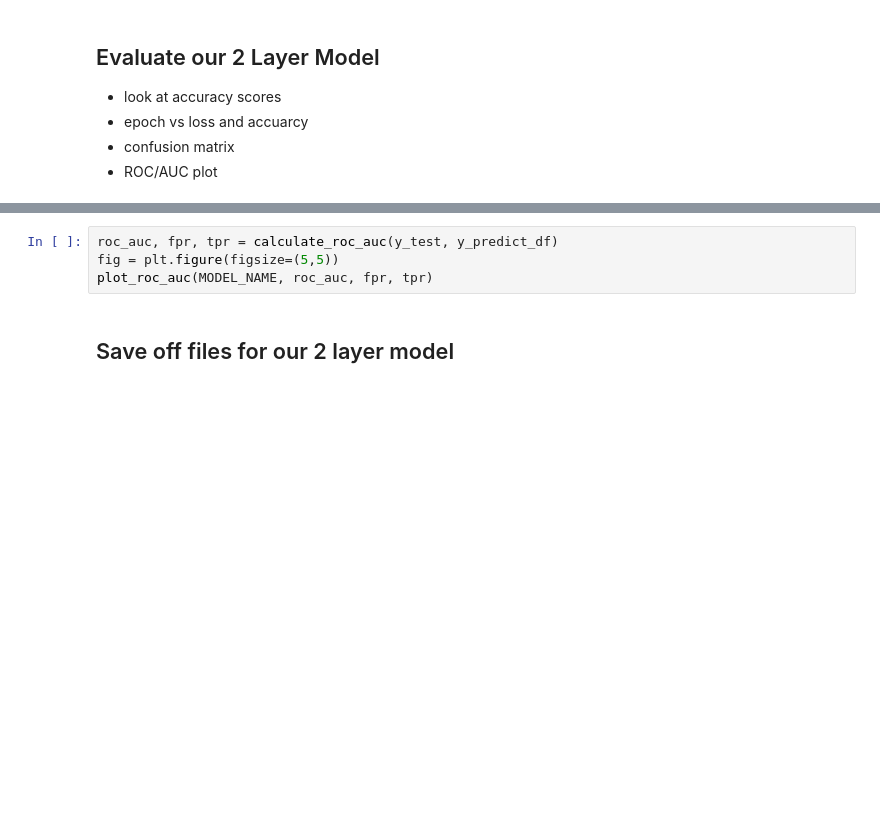
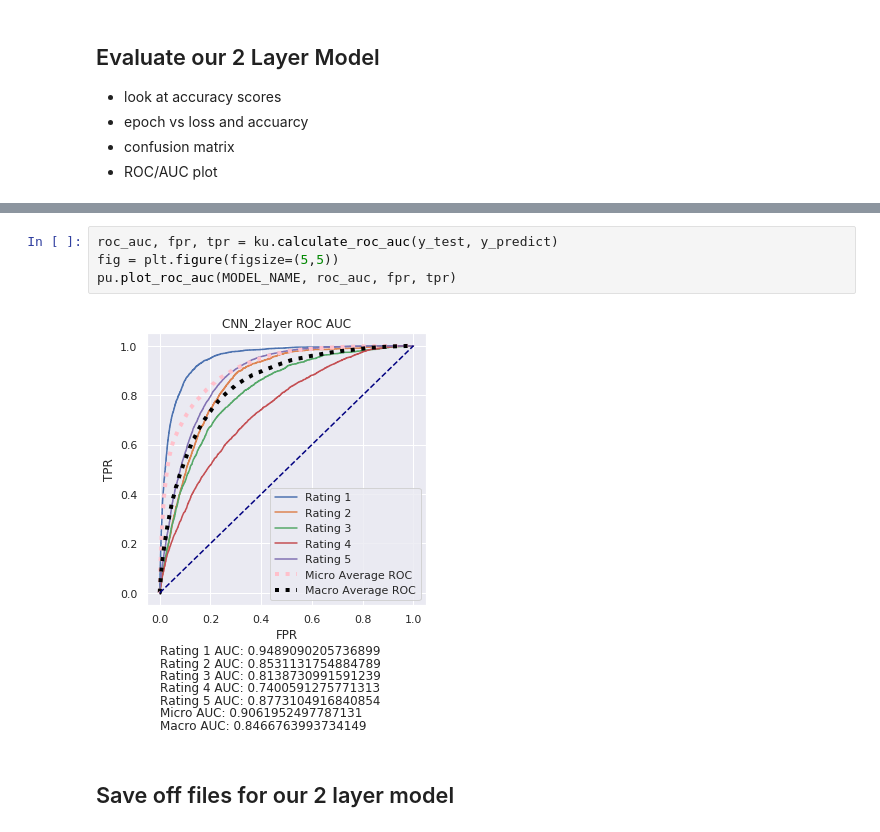
Before and after one commit to sv650s/sb-capstone, a Jupyter notebook: 2019_07_23_CNN_Multi_layer_prototype.ipynb, the cells around one changed output, grey strips where cells are left out. Drawn from its saved outputs; the diff is of its cells as text; blank space fills up the shorter version.

```diff
--- a/2019_07_23_CNN_Multi_layer_prototype.ipynb
+++ b/2019_07_23_CNN_Multi_layer_prototype.ipynb
@@ -239,7 +253,9 @@ print(classification_report(y_test_unencoded, y_predict_unencoded))
 # %%
-roc_auc, fpr, tpr = calculate_roc_auc(y_test, y_predict_df)
+roc_auc, fpr, tpr = ku.calculate_roc_auc(y_test, y_predict)
 fig = plt.figure(figsize=(5,5))
-plot_roc_auc(MODEL_NAME, roc_auc, fpr, tpr)
+pu.plot_roc_auc(MODEL_NAME, roc_auc, fpr, tpr)
+# %% [output]
+[figure, added]
 # %% [markdown]
 ## Save off files for our 2 layer model
 # %%
```
Also changed, not shown: parts of 32 cells of this notebook.
